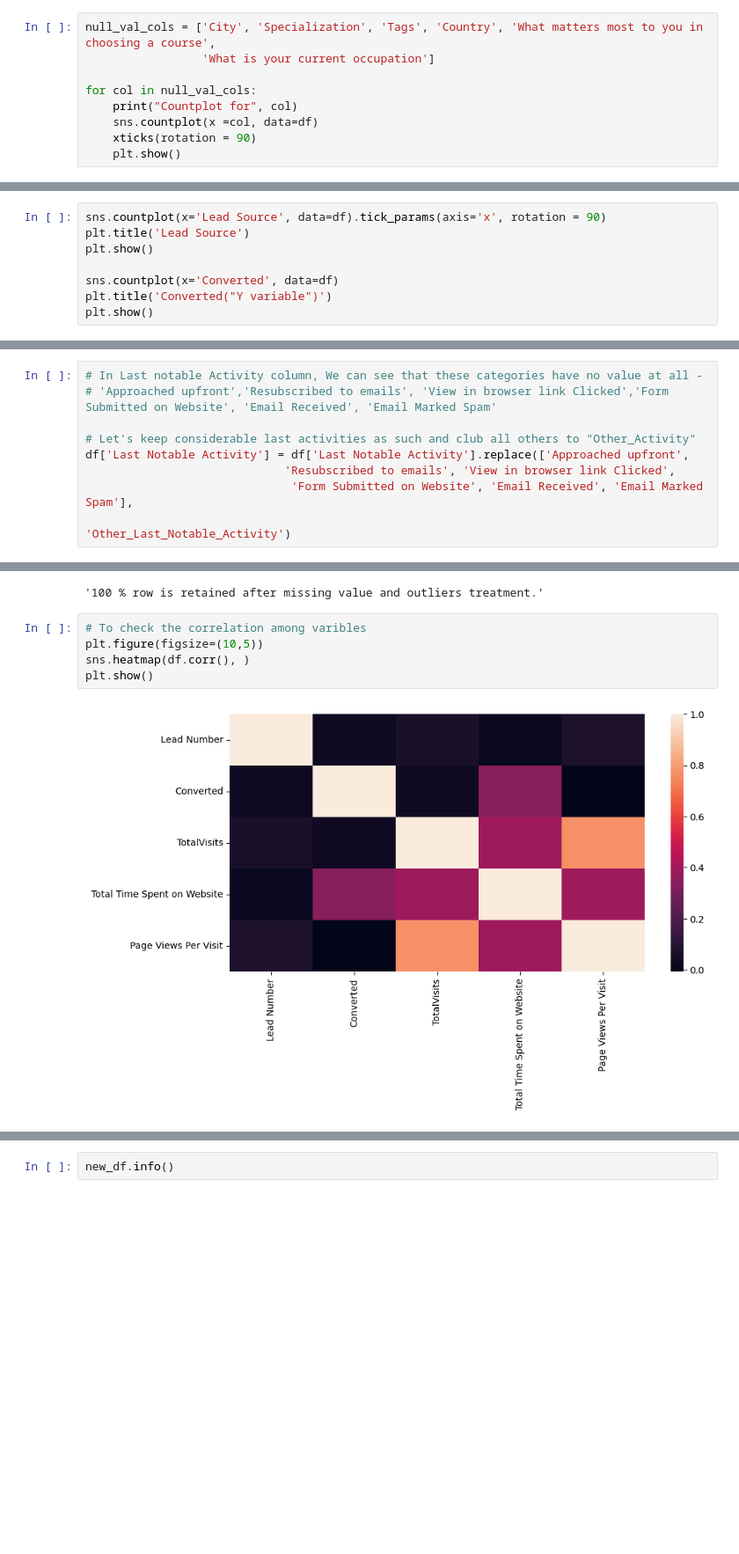
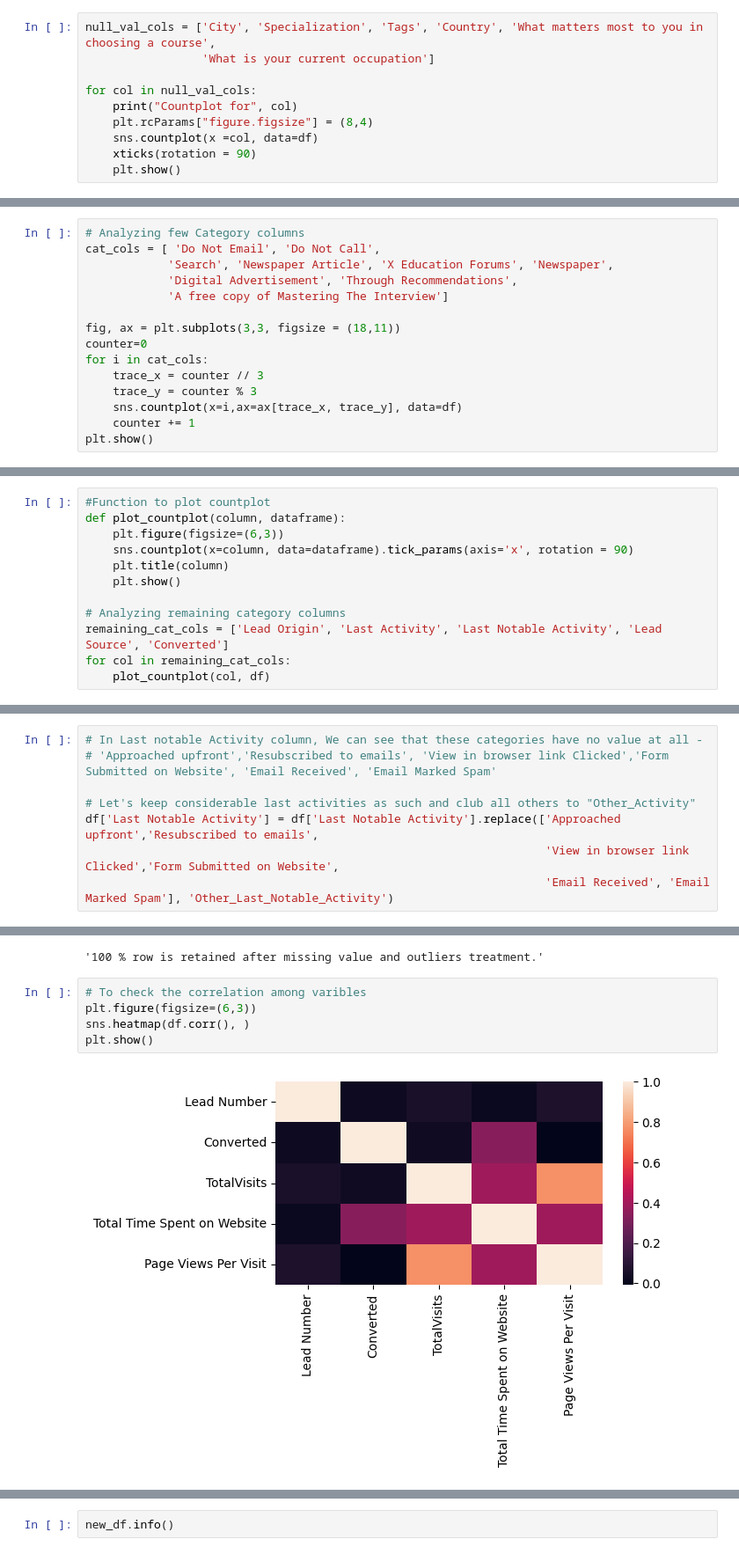
Before and after one commit to priyamishraa/Lead-Score-Case-Study, a Jupyter notebook: Lead_Scoring_Case_Study.ipynb, the cells around one changed output, grey strips where cells are left out. Shown at 88% size. Saved outputs shown, nothing was run; the diff lists cells and outputs as text; blank space fills up the shorter version.

```diff
--- a/Lead_Scoring_Case_Study.ipynb
+++ b/Lead_Scoring_Case_Study.ipynb
@@ -173,6 +183,7 @@ null_val_cols = ['City', 'Specialization', 'Tags', 'Country', 'What matters most
 
 for col in null_val_cols:
     print("Countplot for", col)
+    plt.rcParams["figure.figsize"] = (8,4)
     sns.countplot(x =col, data=df)
     xticks(rotation = 90)
     plt.show()
@@ -322,0 +308,15 @@ Countplot for Newspaper Article
+# %%
+# Analyzing few Category columns
+cat_cols = [ 'Do Not Email', 'Do Not Call',
+            'Search', 'Newspaper Article', 'X Education Forums', 'Newspaper',
+            'Digital Advertisement', 'Through Recommendations',
+            'A free copy of Mastering The Interview']
+
+fig, ax = plt.subplots(3,3, figsize = (18,11))
+counter=0
+for i in cat_cols:
+    trace_x = counter // 3
+    trace_y = counter % 3
+    sns.countplot(x=i,ax=ax[trace_x, trace_y], data=df)
+    counter += 1
+plt.show()
@@ -323,9 +325,13 @@ Countplot for Newspaper Article
 # %%
-sns.countplot(x='Lead Source', data=df).tick_params(axis='x', rotation = 90)
-plt.title('Lead Source')
-plt.show()
+#Function to plot countplot
+def plot_countplot(column, dataframe):
+    plt.figure(figsize=(6,3))
+    sns.countplot(x=column, data=dataframe).tick_params(axis='x', rotation = 90)
+    plt.title(column)
+    plt.show()
 
-sns.countplot(x='Converted', data=df)
-plt.title('Converted("Y variable")')
-plt.show()
+# Analyzing remaining category columns
+remaining_cat_cols = ['Lead Origin', 'Last Activity', 'Last Notable Activity', 'Lead Source', 'Converted']
+for col in remaining_cat_cols:
+    plot_countplot(col, df)
 # %% [output]
@@ -439,10 +422,9 @@ df['Tags'] = df['Tags'].replace(['In confusion whether part time or DLP', 'in to
 # 'Approached upfront','Resubscribed to emails', 'View in browser link Clicked','Form Submitted on Website', 'Email Received', 'Email Marked Spam'
 
 # Let's keep considerable last activities as such and club all others to "Other_Activity"
-df['Last Notable Activity'] = df['Last Notable Activity'].replace(['Approached upfront',
-                             'Resubscribed to emails', 'View in browser link Clicked',
-                              'Form Submitted on Website', 'Email Received', 'Email Marked Spam'],
-                                                                  'Other_Last_Notable_Activity')
+df['Last Notable Activity'] = df['Last Notable Activity'].replace(['Approached upfront','Resubscribed to emails',
+                                                                   'View in browser link Clicked','Form Submitted on Website',
+                                                                   'Email Received', 'Email Marked Spam'], 'Other_Last_Notable_Activity')
 # %% [markdown]
 #### Treating Outliers
 # %%
@@ -498,9 +480,9 @@ f'{round(100 * (new_df.shape[0] / df.shape[0]))} % row is retained after missing
 '100 % row is retained after missing value and outliers treatment.'
 # %%
 # To check the correlation among varibles
-plt.figure(figsize=(10,5))
+plt.figure(figsize=(6,3))
 sns.heatmap(df.corr(), )
 plt.show()
 # %% [output]
-[figure, old version]
+[figure, new version]
 # %% [markdown]
```
Also changed, not shown: parts of 74 cells of this notebook.
